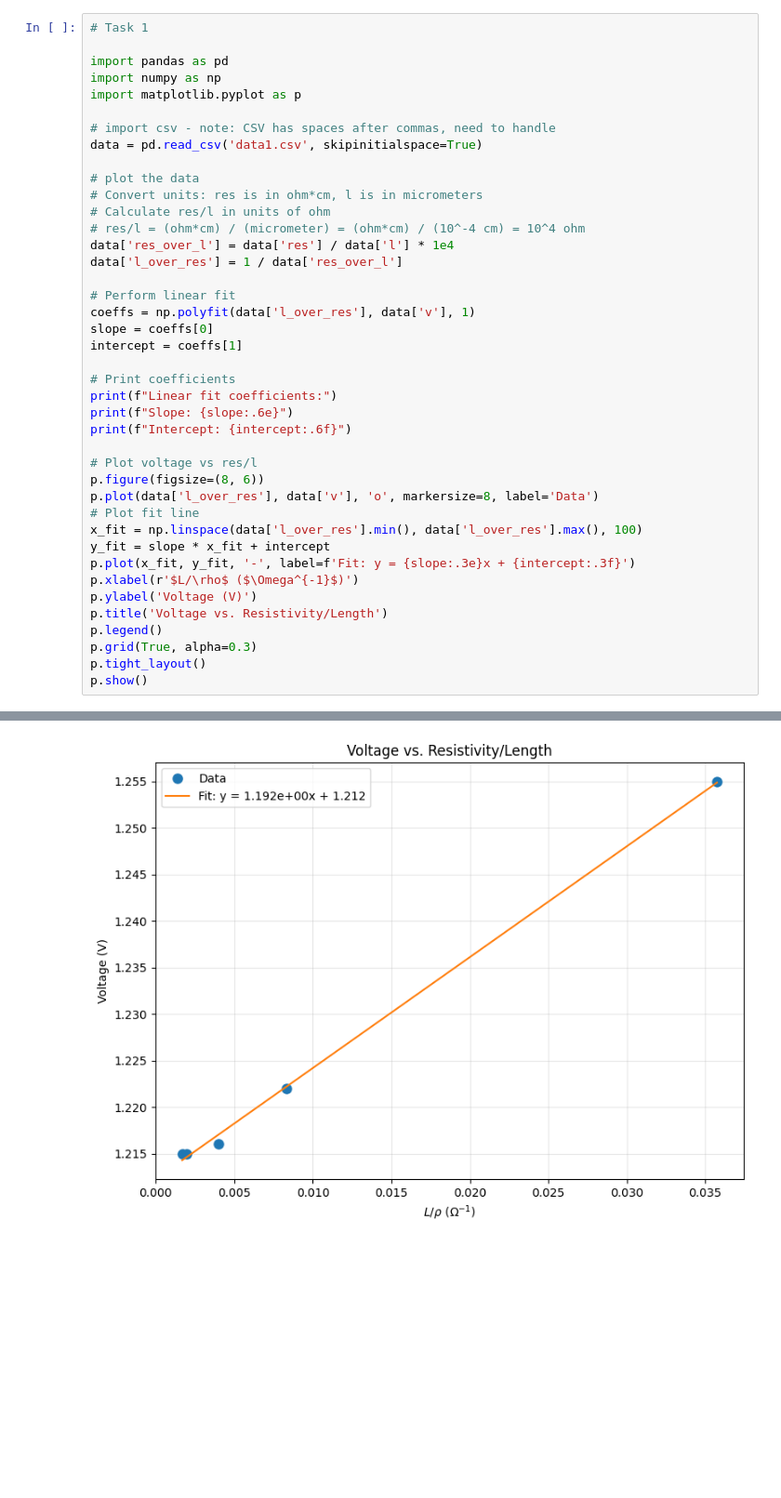
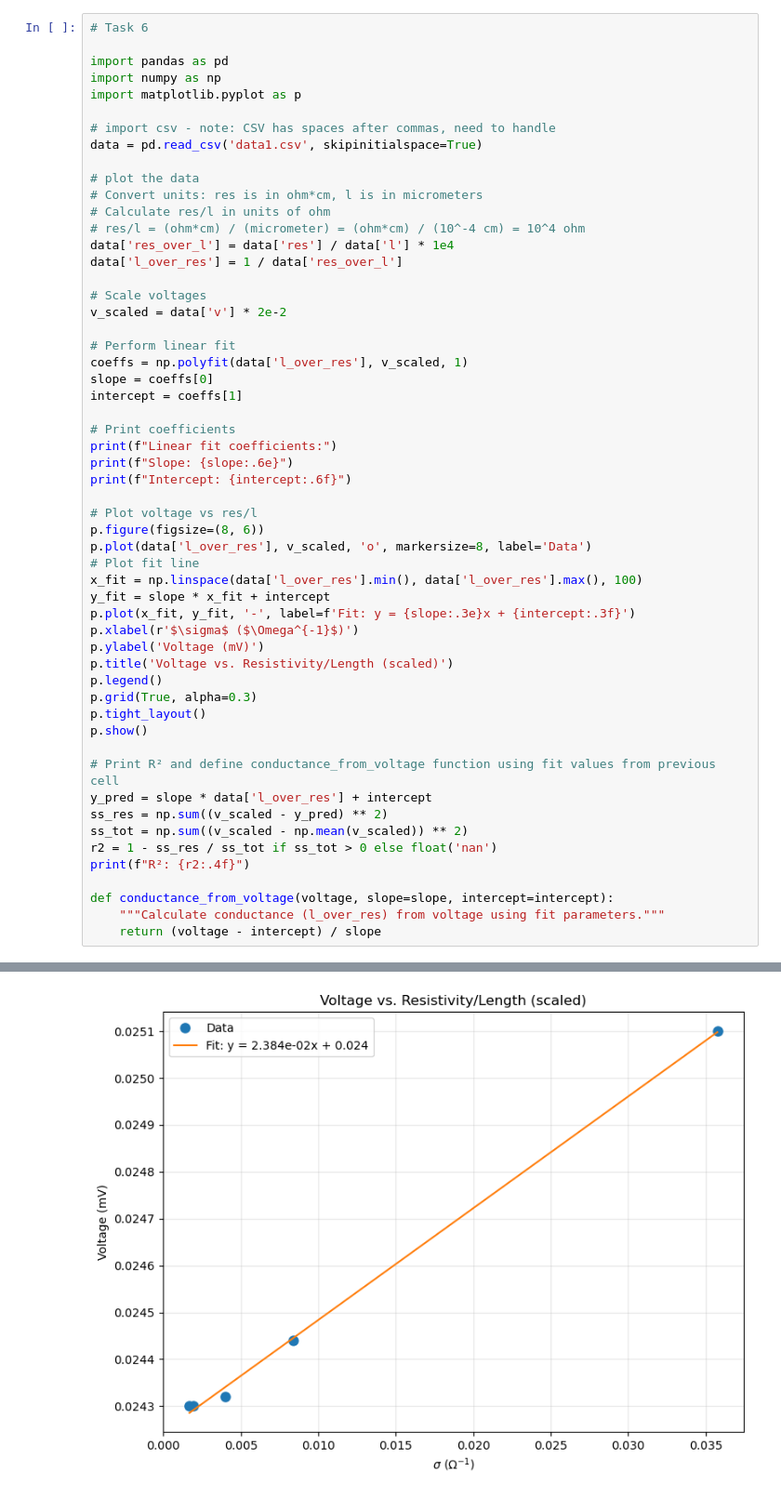
Before and after one commit to peti12352/physeng_lab_reports, a Jupyter notebook: courses/nano/semi/docs/notes.ipynb, the cells around one changed output, grey strips where cells are left out. Shown at 93% size. Drawn from its saved outputs; the diff is of its cells as text; blank space fills up the shorter version.

Commit message:
data analysis for ePCD

```diff
--- a/courses/nano/semi/docs/notes.ipynb
+++ b/courses/nano/semi/docs/notes.ipynb
@@ -1,5 +1,5 @@
 # %%
-# Task 1
+# Task 6
 
 import pandas as pd
 import numpy as np
@@ -15,8 +15,11 @@ data = pd.read_csv('data1.csv', skipinitialspace=True)
 data['res_over_l'] = data['res'] / data['l'] * 1e4
 data['l_over_res'] = 1 / data['res_over_l']
 
+# Scale voltages
+v_scaled = data['v'] * 2e-2
+
 # Perform linear fit
-coeffs = np.polyfit(data['l_over_res'], data['v'], 1)
+coeffs = np.polyfit(data['l_over_res'], v_scaled, 1)
 slope = coeffs[0]
 intercept = coeffs[1]
 
@@ -27,17 +30,28 @@ print(f"Intercept: {intercept:.6f}")
 
 # Plot voltage vs res/l
 p.figure(figsize=(8, 6))
-p.plot(data['l_over_res'], data['v'], 'o', markersize=8, label='Data')
+p.plot(data['l_over_res'], v_scaled, 'o', markersize=8, label='Data')
 # Plot fit line
 x_fit = np.linspace(data['l_over_res'].min(), data['l_over_res'].max(), 100)
 y_fit = slope * x_fit + intercept
 p.plot(x_fit, y_fit, '-', label=f'Fit: y = {slope:.3e}x + {intercept:.3f}')
-p.xlabel(r'$L/\rho$ ($\Omega^{-1}$)')
-p.ylabel('Voltage (V)')
-p.title('Voltage vs. Resistivity/Length')
+p.xlabel(r'$\sigma$ ($\Omega^{-1}$)')
+p.ylabel('Voltage (mV)')
+p.title('Voltage vs. Resistivity/Length (scaled)')
 p.legend()
 p.grid(True, alpha=0.3)
 p.tight_layout()
 p.show()
+
+# Print R² and define conductance_from_voltage function using fit values from previous cell
+y_pred = slope * data['l_over_res'] + intercept
+ss_res = np.sum((v_scaled - y_pred) ** 2)
+ss_tot = np.sum((v_scaled - np.mean(v_scaled)) ** 2)
+r2 = 1 - ss_res / ss_tot if ss_tot > 0 else float('nan')
+print(f"R²: {r2:.4f}")
+
+def conductance_from_voltage(voltage, slope=slope, intercept=intercept):
+    """Calculate conductance (l_over_res) from voltage using fit parameters."""
+    return (voltage - intercept) / slope
 # %% [output]
 Linear fit coefficients:
@@ -46 +60 @@ Intercept: 1.212277
-[figure, old version]
+[figure, new version]
```
Also changed, not shown: parts of 26 cells of this notebook, 9 other files.
